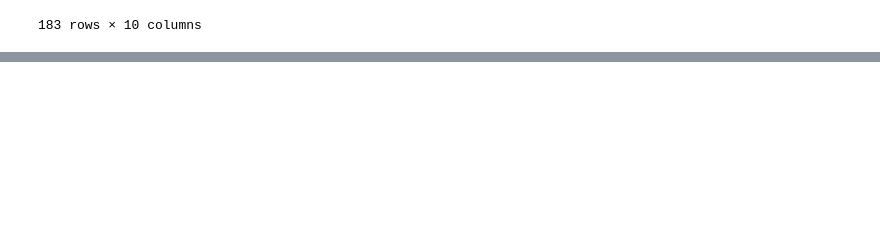
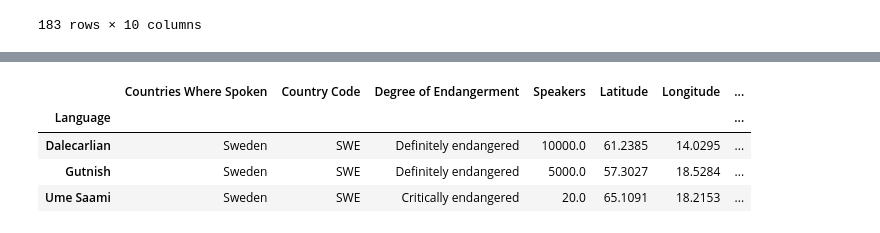
Before and after one commit to AlexEBall/Endangered_Languages_Capstone_Proj_1, a Jupyter notebook: Testing.ipynb, the cells around one changed output, grey strips where cells are left out. Drawn from its saved outputs; the diff is of its cells as text; code cells hidden in the pictures; blank space fills up the shorter version.

```diff
--- a/Testing.ipynb
+++ b/Testing.ipynb
@@ -148,0 +168,8 @@ eng_speakers.head()
+# %%
+endangered_languages[endangered_languages['Country Code'] == 'SWE'].head()
+# %% [output]
+|  | Countries Where Spoken | Country Code | Degree of Endangerment | Speakers | Latitude | Longitude | ... |
+| Language |  |  |  |  |  |  | ... |
+| Dalecarlian | Sweden | SWE | Definitely endangered | 10000.0 | 61.2385 | 14.0295 | ... |
+| Gutnish | Sweden | SWE | Definitely endangered | 5000.0 | 57.3027 | 18.5284 | ... |
+| Ume Saami | Sweden | SWE | Critically endangered | 20.0 | 65.1091 | 18.2153 | ... |
```
Also changed, not shown: parts of 12 cells of this notebook.
